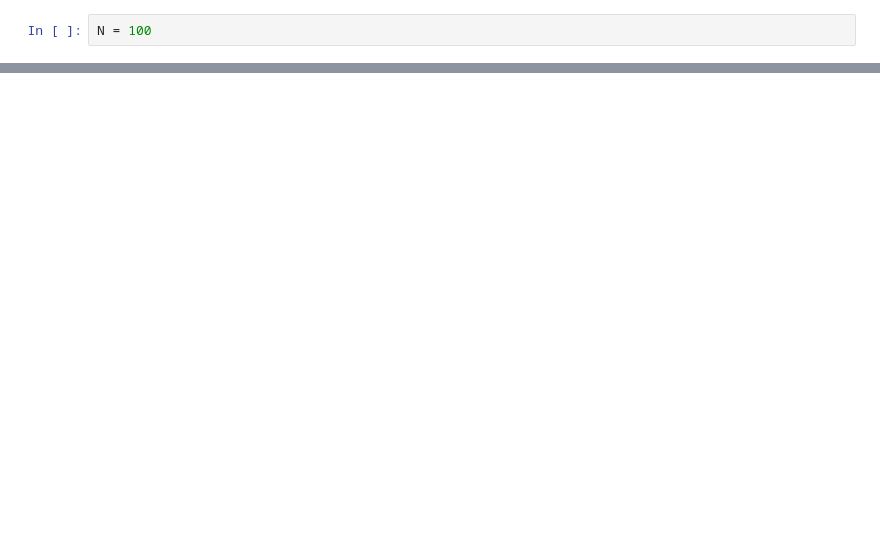
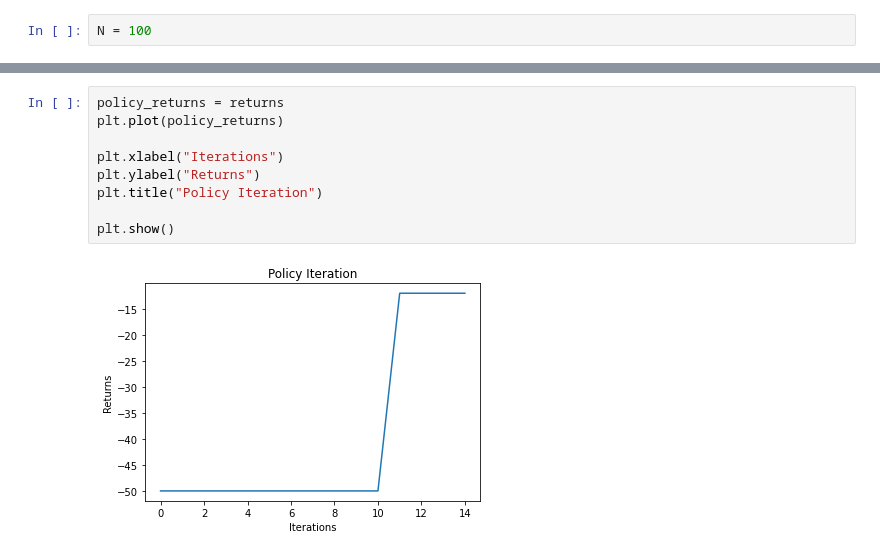
Before and after one commit to kanji95/Topics-in-Machine-Learning-CS7.502, a Jupyter notebook: Assignment1/main_question1.ipynb, the cells around one changed output, grey strips where cells are left out. Drawn from its saved outputs; the diff is of its cells as text; blank space fills up the shorter version.

```diff
--- a/Assignment1/main_question1.ipynb
+++ b/Assignment1/main_question1.ipynb
@@ -159,3 +175,14 @@ for _ in range(N):
+# %%
+policy_returns = returns
+plt.plot(policy_returns)
+
+plt.xlabel("Iterations")
+plt.ylabel("Returns")
+plt.title("Policy Iteration")
+
+plt.show()
+# %% [output]
+[figure, added]
 # %%
 policy_max_return = []
 policy_min_return = []
```
Also changed, not shown: parts of 15 cells of this notebook, 6 other files.
